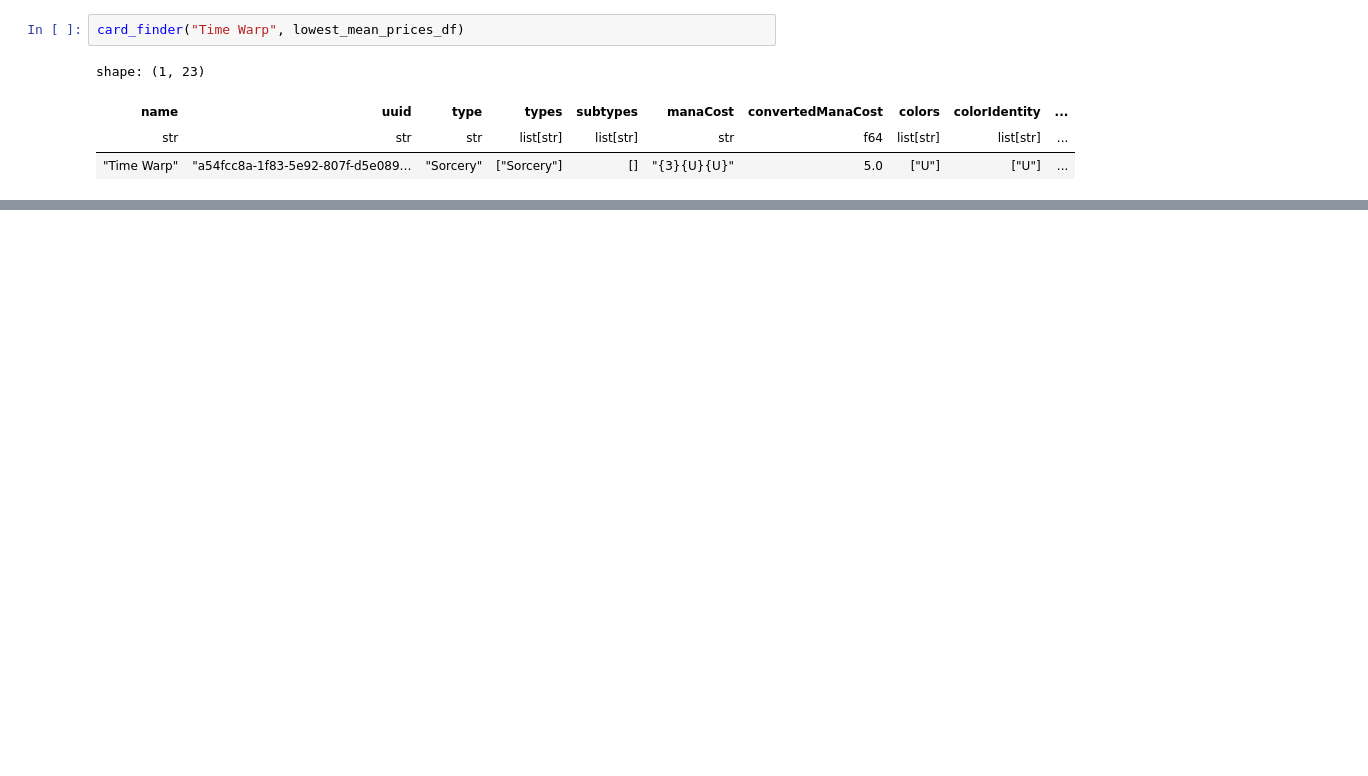
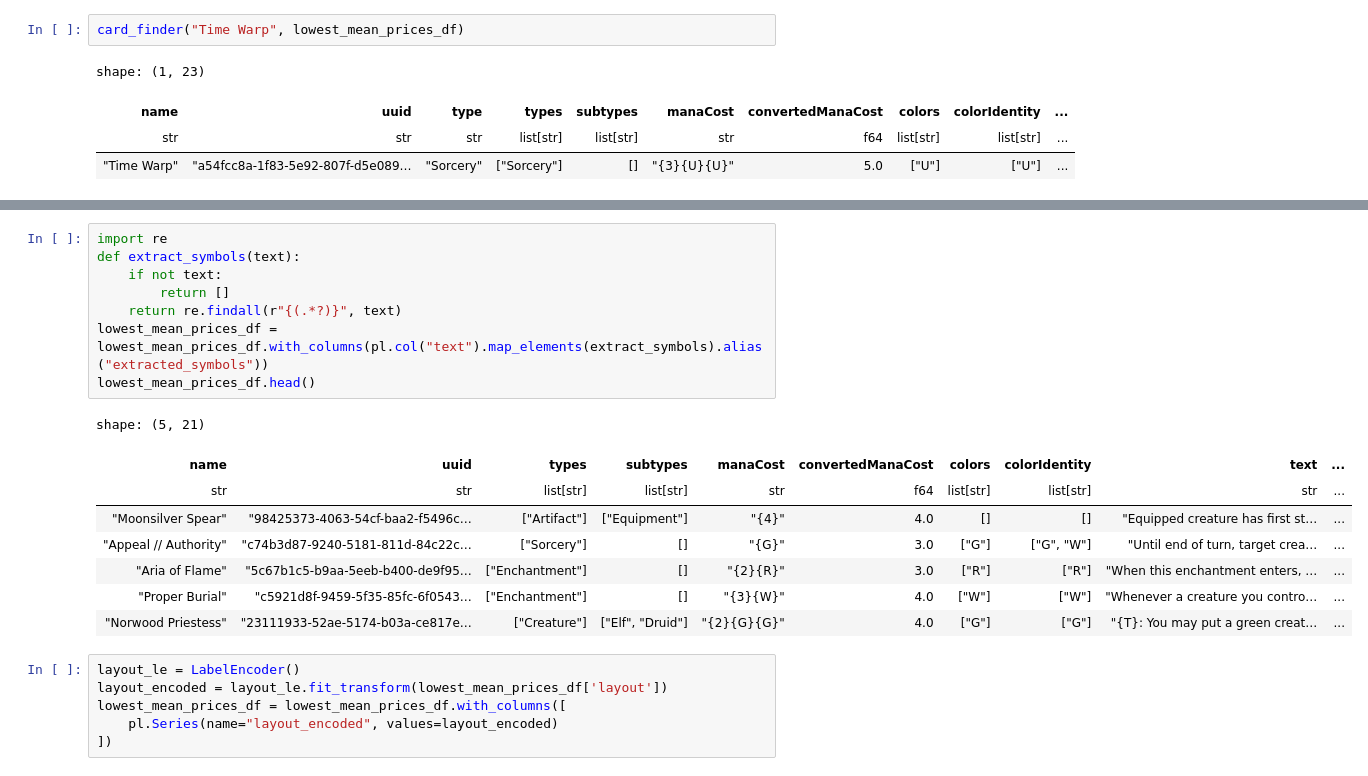
Before and after one commit to LouisHH0203/mtg_nlp_price_prediction, a Jupyter notebook: json_read.ipynb, the cells around one changed output, grey strips where cells are left out. Saved outputs shown, nothing was run; the diff lists cells and outputs as text; blank space fills up the shorter version.

```diff
--- a/json_read.ipynb
+++ b/json_read.ipynb
@@ -535,0 +554,23 @@ shape: (1, 20)
+# %%
+import re
+def extract_symbols(text):
+    if not text:
+        return []
+    return re.findall(r"{(.*?)}", text)
+lowest_mean_prices_df = lowest_mean_prices_df.with_columns(pl.col("text").map_elements(extract_symbols).alias("extracted_symbols"))
+lowest_mean_prices_df.head()
+# %% [output]
+shape: (5, 21)
+| name | uuid | types | subtypes | manaCost | convertedManaCost | colors | colorIdentity | text | ... |
+| str | str | list[str] | list[str] | str | f64 | list[str] | list[str] | str | ... |
+| "Moonsilver Spear" | "98425373-4063-54cf-baa2-f5496c… | ["Artifact"] | ["Equipment"] | "{4}" | 4.0 | [] | [] | "Equipped creature has first st… | ... |
+| "Appeal // Authority" | "c74b3d87-9240-5181-811d-84c22c… | ["Sorcery"] | [] | "{G}" | 3.0 | ["G"] | ["G", "W"] | "Until end of turn, target crea… | ... |
+| "Aria of Flame" | "5c67b1c5-b9aa-5eeb-b400-de9f95… | ["Enchantment"] | [] | "{2}{R}" | 3.0 | ["R"] | ["R"] | "When this enchantment enters, … | ... |
+| "Proper Burial" | "c5921d8f-9459-5f35-85fc-6f0543… | ["Enchantment"] | [] | "{3}{W}" | 4.0 | ["W"] | ["W"] | "Whenever a creature you contro… | ... |
+| "Norwood Priestess" | "23111933-52ae-5174-b03a-ce817e… | ["Creature"] | ["Elf", "Druid"] | "{2}{G}{G}" | 4.0 | ["G"] | ["G"] | "{T}: You may put a green creat… | ... |
+# %%
+layout_le = LabelEncoder()
+layout_encoded = layout_le.fit_transform(lowest_mean_prices_df['layout'])
+lowest_mean_prices_df = lowest_mean_prices_df.with_columns([
+    pl.Series(name="layout_encoded", values=layout_encoded)
+])
```
Also changed, not shown: parts of 21 cells of this notebook.
